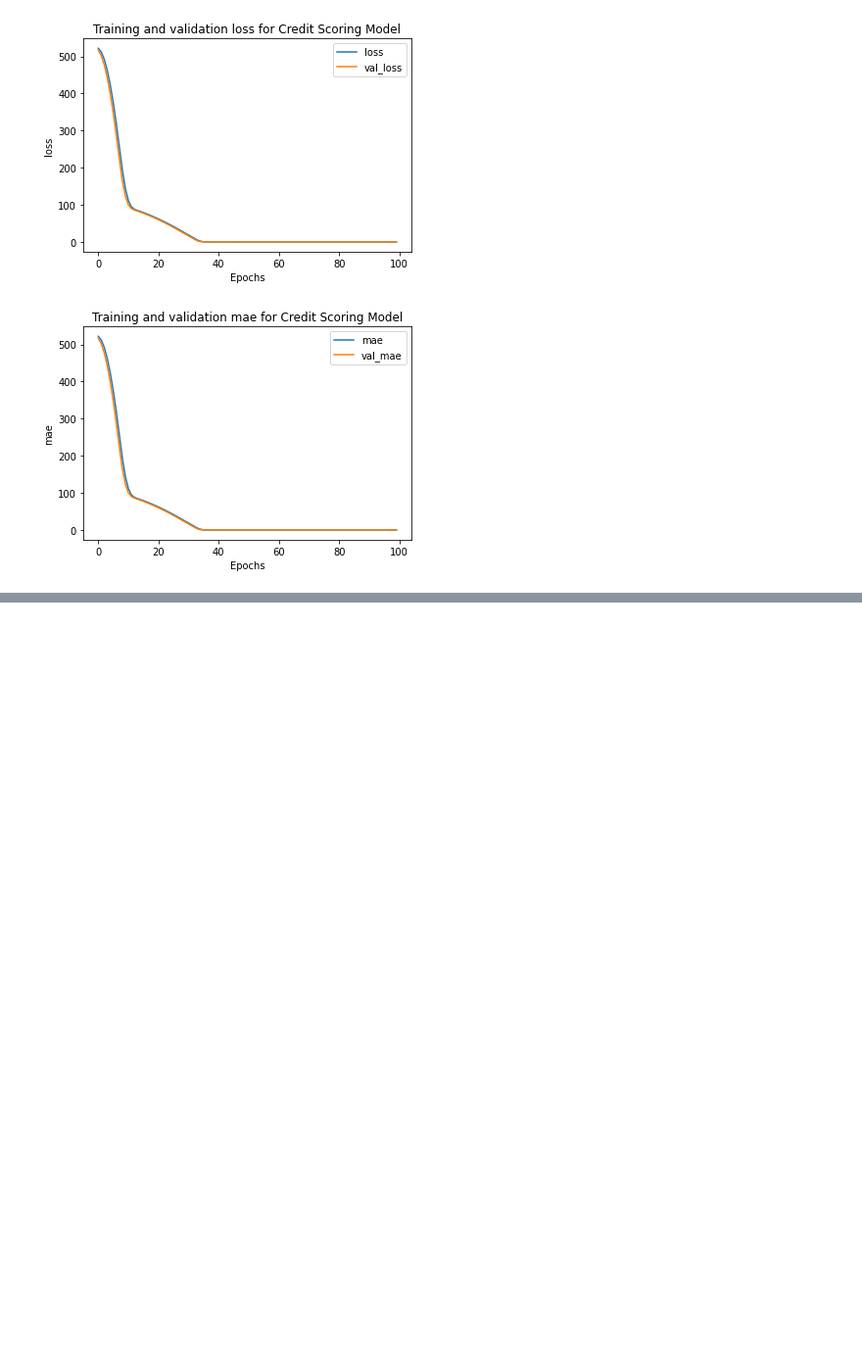
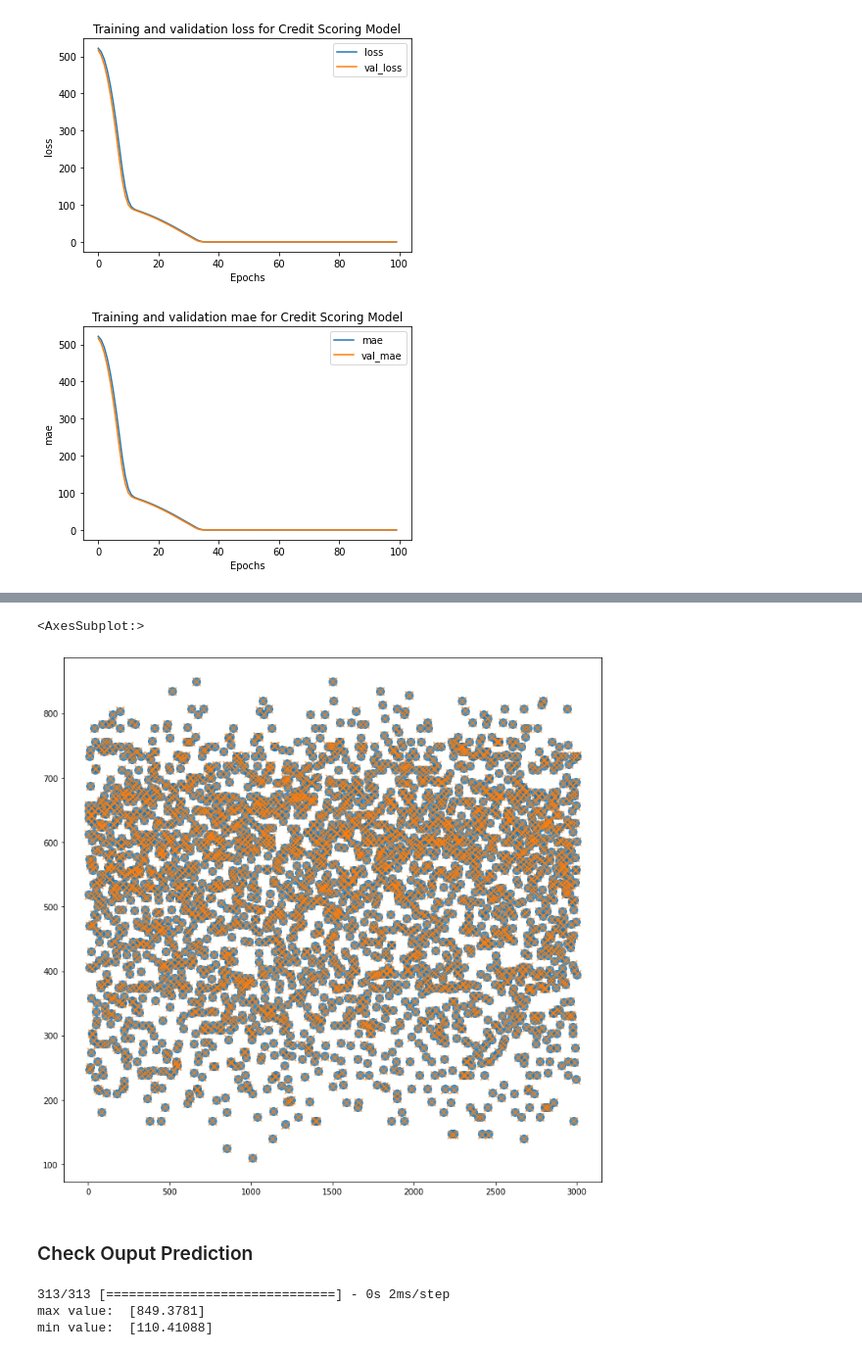
Before and after one commit to imamfirdaus-if/kasbaik, a Jupyter notebook: machine-learning/models/credit-scoring/credit-scoringmodel V4.ipynb, the cells around one changed output, grey strips where cells are left out. Shown at 98% size. Drawn from its saved outputs; the diff is of its cells as text; code cells hidden in the pictures; blank space fills up the shorter version.

```diff
--- a/machine-learning/models/credit-scoring/credit-scoringmodel V4.ipynb
+++ b/machine-learning/models/credit-scoring/credit-scoringmodel V4.ipynb
@@ -241,0 +339,32 @@ plot_graphs(history, "mae")
+# %%
+y_val = y_vld['y_vld'].to_list()
+y_pred = y_pred['y_pred'].to_list()
+# %%
+list_y = pd.DataFrame(np.column_stack([y_vld, y_pred]),
+                               columns=['y_val', 'y_pred'])
+# %%
+df1 = [2.5, 2.5, 2, 3, 4, 3.5]
+fig, ax = plt.subplots(figsize=(12,12))
+sns.scatterplot(ax=ax, x=df1)
+
+index = list(range(1,3001))
+
+# sns scatter, with regression fit turned off
+sns.regplot(x=np.array(index), y=np.array(list_y['y_val']), scatter=True, fit_reg=False, marker='o',
+            scatter_kws={"s": 100})  # the "s" key in `scatter_kws` modifies the size of the marker
+# sns scatter, with regression fit turned off
+sns.regplot(x=np.array(index), y=np.array(list_y['y_pred']), scatter=True, fit_reg=False, marker='x',
+            scatter_kws={"s": 100})  # the "s" key in `scatter_kws` modifies the size of the marker
+# %% [output]
+<AxesSubplot:>
+[figure, added]
+# %% [markdown]
+### Check Ouput Prediction
+# %%
+y_pred_features = final_model.predict(features)
+print('max value: ', max(y_pred_features))
+print('min value: ', min(y_pred_features))
+# %% [output]
+313/313 [==============================] - 0s 2ms/step
+max value:  [849.3781]
+min value:  [110.41088]
```
Also changed, not shown: parts of 7 cells of this notebook.
